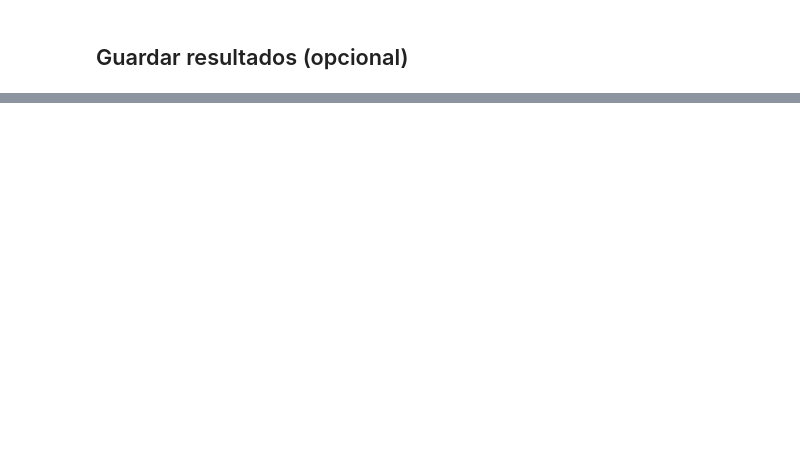
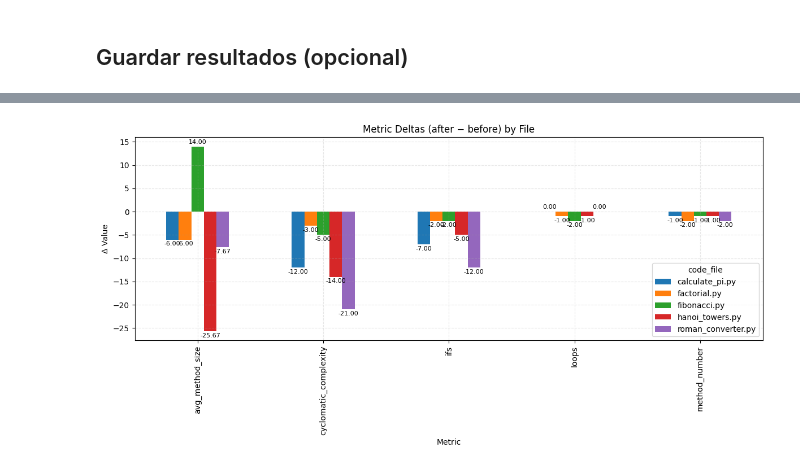
Before and after one commit to slincastro/saucode, a Jupyter notebook: evals/code_improve_and_test_workflow.ipynb, the cells around one changed output, grey strips where cells are left out. Saved outputs shown, nothing was run; the diff lists cells and outputs as text; code cells hidden in the pictures; blank space fills up the shorter version.

```diff
--- a/evals/code_improve_and_test_workflow.ipynb
+++ b/evals/code_improve_and_test_workflow.ipynb
@@ -857,0 +860,84 @@ plt.show()
+# %%
+import pandas as pd
+import numpy as np
+import matplotlib.pyplot as plt
+from datetime import datetime
+
+# --- Config: métricas candidatas (extiende si necesitas más) ---
+candidate_metrics = [
+    "ifs",
+    "loops",
+    "cyclomatic_complexity",
+    "avg_method_size",
+    "method_number",          # si existe before_method_number / after_method_number
+    "execution_time",         # solo si tuvieras before_execution_time / after_execution_time
+]
+
+# --- Detecta métricas disponibles con before/after ---
+available = []
+for m in candidate_metrics:
+    b, a = f"before_{m}", f"after_{m}"
+    if b in df.columns and a in df.columns:
+        available.append(m)
+
+if not available:
+    raise ValueError("No paired before/after metrics found in df.")
+
+# --- Calcula deltas ---
+df_deltas = df[["code_file"]].copy()
+for m in available:
+    df_deltas[f"Δ_{m}"] = (
+        pd.to_numeric(df[f"after_{m}"], errors="coerce")
+        - pd.to_numeric(df[f"before_{m}"], errors="coerce")
+    )
+
+# Orden de columnas (code_file + deltas)
+delta_cols = ["code_file"] + [f"Δ_{m}" for m in available]
+df_deltas = df_deltas[delta_cols]
+
+# --- Muestra tabla sin tabulate ---
+print("\n=== Summary of Metric Deltas (after − before) ===\n")
+print(df_deltas.round(2).to_string(index=False))
+print("\n===============================================\n")
+
+# --- Export opcional: CSV y LaTeX ---
+ts = datetime.now().strftime("%Y-%m-%d_%H-%M-%S")
+csv_name = f"deltas_summary_{ts}.csv"
+latex_name = f"deltas_summary_{ts}.tex"
+
+df_deltas.round(3).to_csv(csv_name, index=False)
+
+try:
+    # Este bloque no depende de tabulate
+    print(df_deltas.round(2).to_latex(index=False,
+                                      caption="Summary of metric deltas (after − before)",
+                                      label="tab:deltas"))
+except Exception as e:
+    print(f"(LaTeX export skipped: {e})")
+
+# --- Prepara datos long-form para gráfico: métrica vs archivo (delta) ---
+df_long = (
+    df_deltas
+    .melt(id_vars="code_file", value_vars=[f"Δ_{m}" for m in available],
+          var_name="metric", value_name="delta")
+)
+# Limpia el prefijo "Δ_"
+df_long["metric"] = df_long["metric"].str.replace("Δ_", "", regex=False)
+
+# --- Pivot para barras agrupadas: index=metric, columnas=archivo ---
+pivot = df_long.pivot(index="metric", columns="code_file", values="delta").fillna(0)
+
+# --- Plot: barras agrupadas por métrica; cada color = archivo ---
+ax = pivot.plot(kind="bar", figsize=(12, 6))  # usa matplotlib bajo el capó, sin seaborn
+ax.set_title("Metric Deltas (after − before) by File")
+ax.set_xlabel("Metric")
+ax.set_ylabel("Δ Value")
+ax.grid(True, linestyle="--", alpha=0.3)
+
+# Etiquetas de valores sobre las barras
+for container in ax.containers:
+    ax.bar_label(container, fmt="%.2f", fontsize=8, padding=2, rotation=0)
+
+plt.tight_layout()
+plt.show()
+# %% [output]
@@ -857,0 +961 @@ plt.show()
+[figure, added]
```
Also changed, not shown: parts of 10 cells of this notebook, 19 other files.
